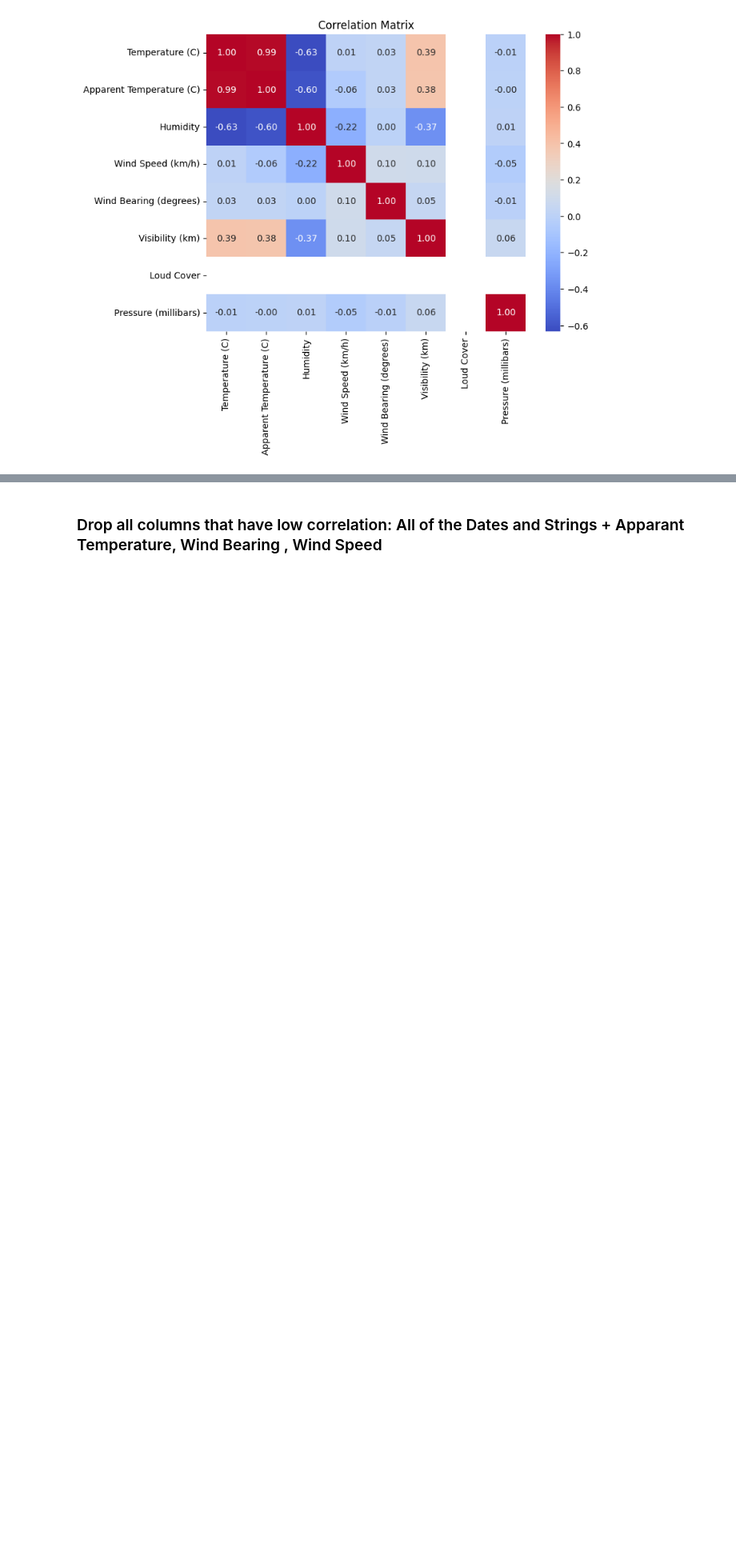
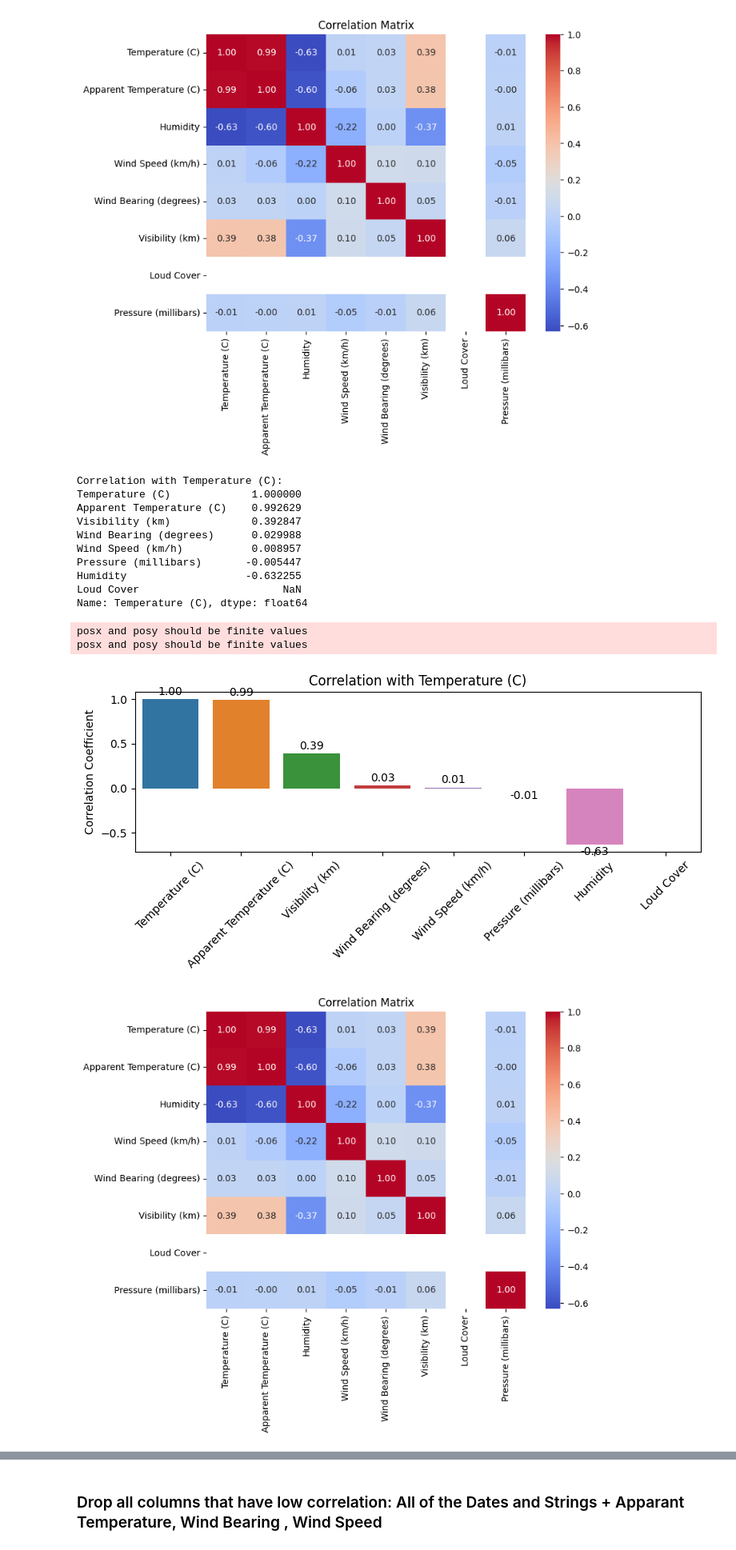
Before and after one commit to teylok/ml_libraries, a Jupyter notebook: DevelopmentPhase.ipynb, the cells around one changed output, grey strips where cells are left out. Shown at 80% size. Drawn from its saved outputs; the diff is of its cells as text; code cells hidden in the pictures; blank space fills up the shorter version.

```diff
--- a/DevelopmentPhase.ipynb
+++ b/DevelopmentPhase.ipynb
@@ -64,3 +64,54 @@ Loud Cover                       NaN
 Name: Temperature (C), dtype: float64
 [figure]
 [figure]
+# %%
+import pandas as pd
+import seaborn as sns
+import matplotlib.pyplot as plt
+
+# Calculate the correlation matrix
+correlation_matrix = df.corr()
+
+# Extract correlation with Temperature (C)
+temperature_corr = correlation_matrix["Temperature (C)"].sort_values(ascending=False)
+
+# Print the correlation values
+print("Correlation with Temperature (C):")
+print(temperature_corr)
+
+# Visualize the correlation as a bar plot with data labels
+plt.figure(figsize=(8, 4))
+sns.barplot(x=temperature_corr.index, y=temperature_corr.values)
+plt.title("Correlation with Temperature (C)")
+plt.ylabel("Correlation Coefficient")
+plt.xticks(rotation=45)
+
+# Add data labels
+for index, value in enumerate(temperature_corr.values):
+    plt.text(x=index, y=value + 0.02 if value > 0 else value - 0.02,
+             s=f"{value:.2f}",
+             ha='center', va='bottom' if value > 0 else 'top', fontsize=10)
+
+plt.tight_layout()
+plt.show()
+
+# Optionally: Visualize the entire correlation matrix as a heatmap
+plt.figure(figsize=(8, 6))
+sns.heatmap(correlation_matrix, annot=True, cmap="coolwarm", fmt=".2f")
+plt.title("Correlation Matrix")
+plt.show()
+# %% [output]
+Correlation with Temperature (C):
+Temperature (C)             1.000000
+Apparent Temperature (C)    0.992629
+Visibility (km)             0.392847
+Wind Bearing (degrees)      0.029988
+Wind Speed (km/h)           0.008957
+Pressure (millibars)       -0.005447
+Humidity                   -0.632255
+Loud Cover                       NaN
+Name: Temperature (C), dtype: float64
+posx and posy should be finite values
+posx and posy should be finite values
+[figure, added]
+[figure, added]
```
Also changed, not shown: parts of 7 cells of this notebook, 3 other files.
